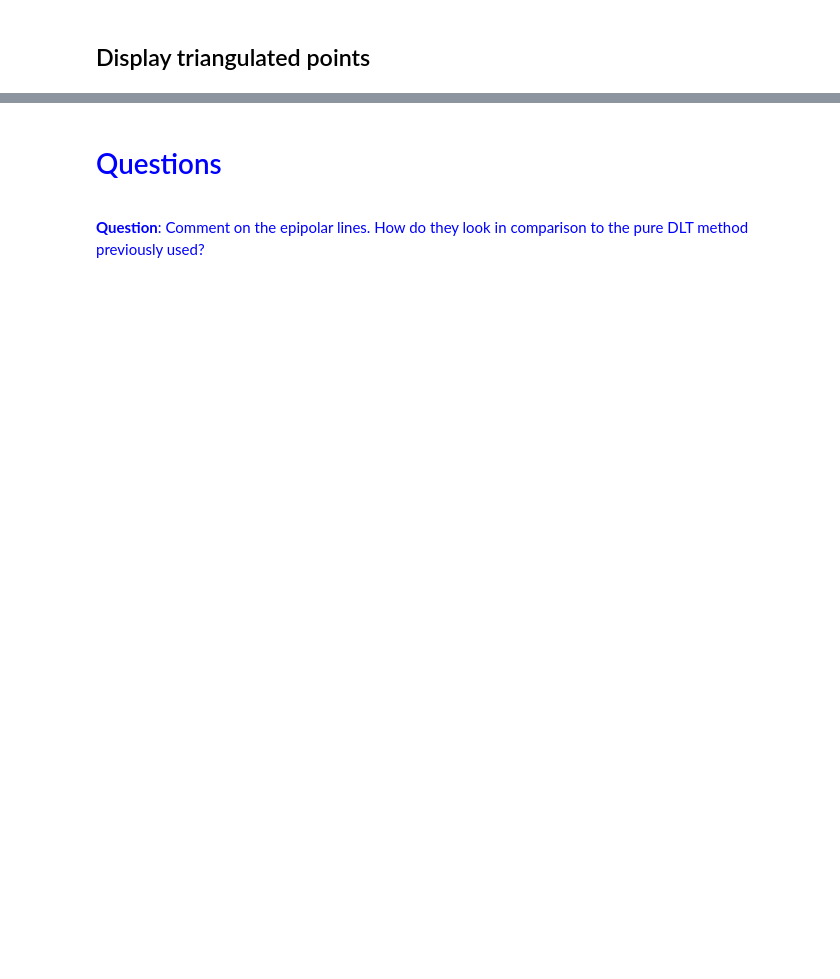
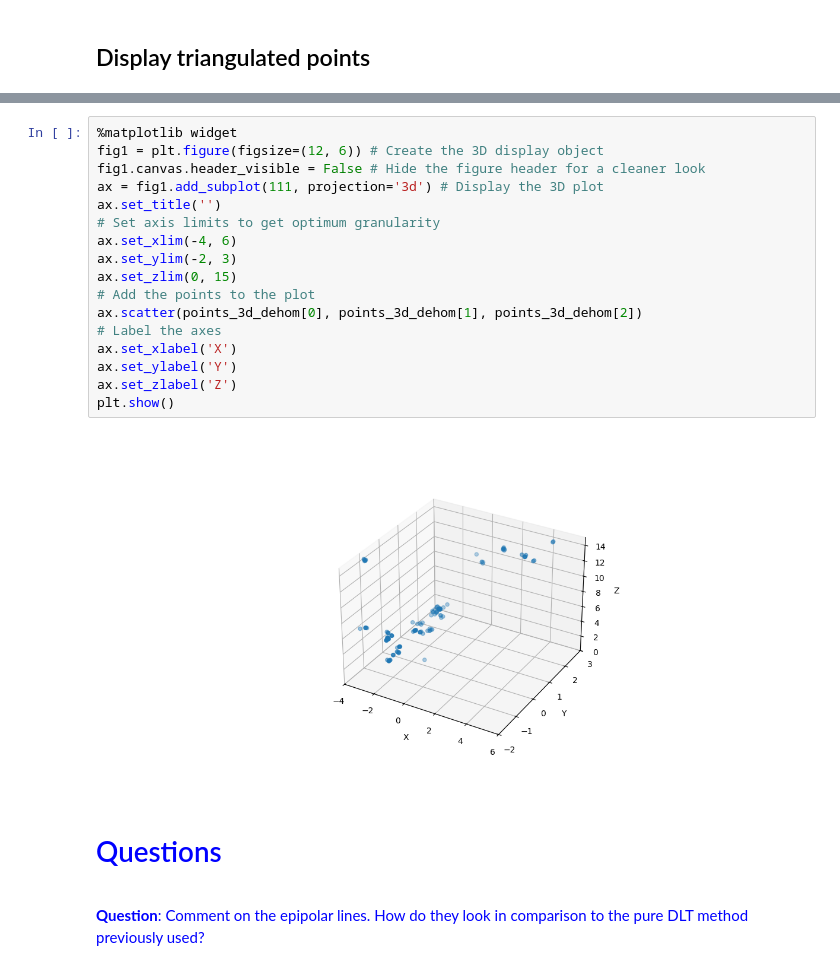
Before and after one commit to JamesBishop1973-coder/JamesB_CE5002_geom_vis, a Jupyter notebook: ETV3/Assignment_3b_Reconstruction_9117504.ipynb, the cells around one changed output, grey strips where cells are left out. Saved outputs shown, nothing was run; the diff lists cells and outputs as text; blank space fills up the shorter version.

```diff
--- a/ETV3/Assignment_3b_Reconstruction_9117504.ipynb
+++ b/ETV3/Assignment_3b_Reconstruction_9117504.ipynb
@@ -442,3 +441,22 @@ plt.show()
+# %%
+%matplotlib widget
+fig1 = plt.figure(figsize=(12, 6)) # Create the 3D display object
+fig1.canvas.header_visible = False # Hide the figure header for a cleaner look
+ax = fig1.add_subplot(111, projection='3d') # Display the 3D plot
+ax.set_title('')
+# Set axis limits to get optimum granularity
+ax.set_xlim(-4, 6)
+ax.set_ylim(-2, 3)
+ax.set_zlim(0, 15)
+# Add the points to the plot
+ax.scatter(points_3d_dehom[0], points_3d_dehom[1], points_3d_dehom[2])
+# Label the axes
+ax.set_xlabel('X')
+ax.set_ylabel('Y')
+ax.set_zlabel('Z')
+plt.show()
+# %% [output]
+[figure, added]
 # %% [markdown]
 <font color='blue'>
 
```
Also changed, not shown: parts of 17 cells of this notebook, 1 other file.
